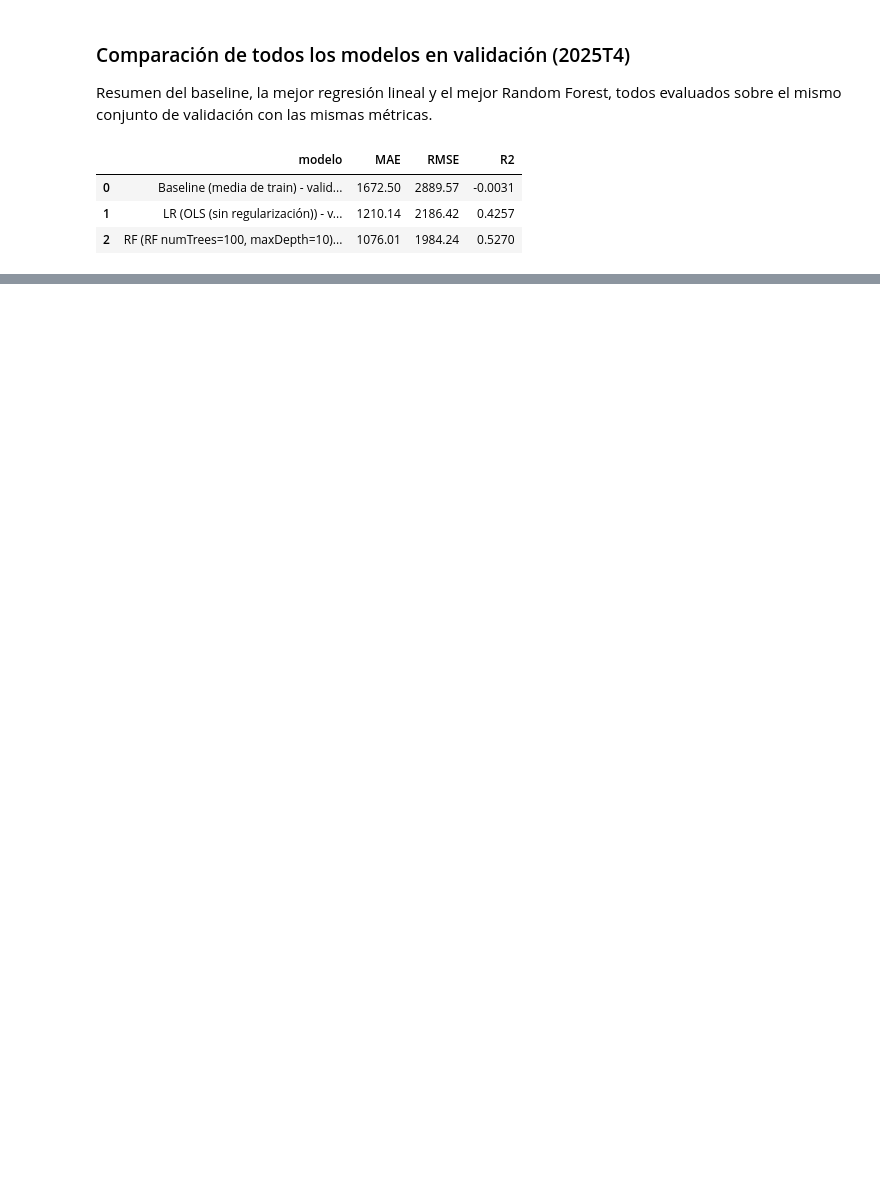
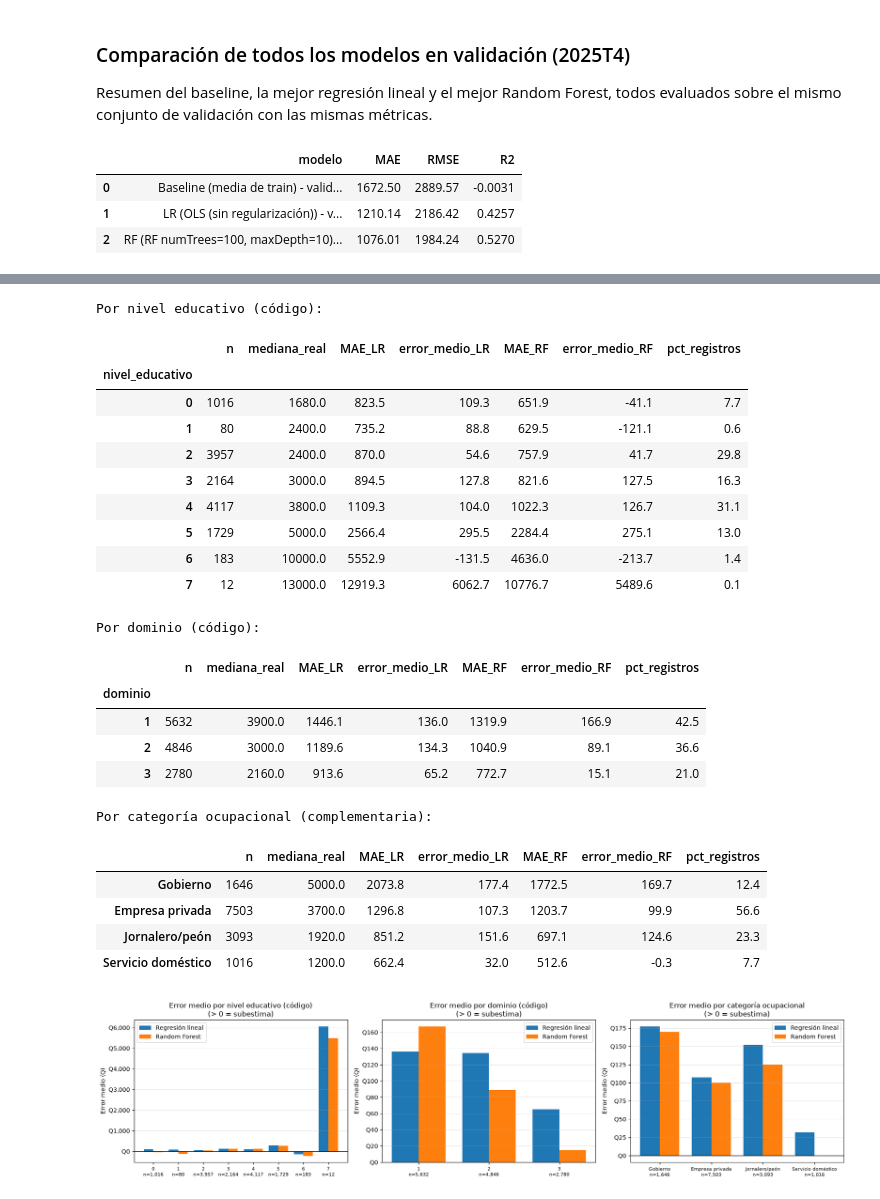
Before and after one commit to Zacatac23/Laboratorio-7-Spark, a Jupyter notebook: Laboratorio7_Avance_SparkMLlib.ipynb, the cells around one changed output, grey strips where cells are left out. Cells and saved outputs as stored; diff of their text form; code cells hidden in the pictures; blank space fills up the shorter version.

```diff
--- a/Laboratorio7_Avance_SparkMLlib.ipynb
+++ b/Laboratorio7_Avance_SparkMLlib.ipynb
@@ -1128,0 +1311,59 @@ pd.DataFrame(resultados_modelos)
+# %%
+# ---- MAE y error medio por grupo, sobre TODOS los registros de prueba ----
+def errores_por(col, etiquetas=None):
+    t = (pred_test.groupBy(col).agg(
+            F.count("*").alias("n"),
+            F.expr(f"percentile_approx({LABEL}, 0.5, 100000)").alias("mediana_real"),
+            F.mean(F.abs("res_lr")).alias("MAE_LR"), F.mean("res_lr").alias("error_medio_LR"),
+            F.mean(F.abs("res_rf")).alias("MAE_RF"), F.mean("res_rf").alias("error_medio_RF"))
+         .toPandas().set_index(col))
+    t = t.reindex(ordenar_cod(t.index))
+    if etiquetas:
+        t.index = [etiquetas.get(i, i) for i in t.index]
+    t["pct_registros"] = 100 * t["n"] / n_comun
+    return t.round(1)
+
+err_nivel = errores_por("nivel_educativo")
+err_dom = errores_por("dominio")
+err_cat = errores_por("categoria_ocupacional", CAT_LABELS)
+print("Por nivel educativo (código):"); display(err_nivel)
+print("Por dominio (código):"); display(err_dom)
+print("Por categoría ocupacional (complementaria):"); display(err_cat)
+
+fig, ax = plt.subplots(1, 3, figsize=(18, 4.5))
+for a, (t, tit) in zip(ax, [(err_nivel, "nivel educativo (código)"), (err_dom, "dominio (código)"),
+                            (err_cat, "categoría ocupacional")]):
+    x = np.arange(len(t)); w = 0.38
+    a.bar(x - w/2, t["error_medio_LR"], w, label="Regresión lineal", color="#1f77b4")
+    a.bar(x + w/2, t["error_medio_RF"], w, label="Random Forest", color="#ff7f0e")
+    a.axhline(0, color="black", lw=1)
+    a.set_xticks(x); a.set_xticklabels([f"{i}\nn={n:,}" for i, n in zip(t.index, t["n"])], fontsize=8)
+    a.yaxis.set_major_formatter(fmt_q)
+    a.set_title(f"Error medio por {tit}\n(> 0 = subestima)"); a.set_ylabel("Error medio (Q)")
+    a.legend(); a.grid(axis="y", alpha=0.3)
+plt.tight_layout(); plt.show()
+# %% [output]
+Por nivel educativo (código):
+|  | n | mediana_real | MAE_LR | error_medio_LR | MAE_RF | error_medio_RF | pct_registros |
+| nivel_educativo |  |  |  |  |  |  |  |
+| 0 | 1016 | 1680.0 | 823.5 | 109.3 | 651.9 | -41.1 | 7.7 |
+| 1 | 80 | 2400.0 | 735.2 | 88.8 | 629.5 | -121.1 | 0.6 |
+| 2 | 3957 | 2400.0 | 870.0 | 54.6 | 757.9 | 41.7 | 29.8 |
+| 3 | 2164 | 3000.0 | 894.5 | 127.8 | 821.6 | 127.5 | 16.3 |
+| 4 | 4117 | 3800.0 | 1109.3 | 104.0 | 1022.3 | 126.7 | 31.1 |
+| 5 | 1729 | 5000.0 | 2566.4 | 295.5 | 2284.4 | 275.1 | 13.0 |
+| 6 | 183 | 10000.0 | 5552.9 | -131.5 | 4636.0 | -213.7 | 1.4 |
+| 7 | 12 | 13000.0 | 12919.3 | 6062.7 | 10776.7 | 5489.6 | 0.1 |
+Por dominio (código):
+|  | n | mediana_real | MAE_LR | error_medio_LR | MAE_RF | error_medio_RF | pct_registros |
+| dominio |  |  |  |  |  |  |  |
+| 1 | 5632 | 3900.0 | 1446.1 | 136.0 | 1319.9 | 166.9 | 42.5 |
+| 2 | 4846 | 3000.0 | 1189.6 | 134.3 | 1040.9 | 89.1 | 36.6 |
+| 3 | 2780 | 2160.0 | 913.6 | 65.2 | 772.7 | 15.1 | 21.0 |
+Por categoría ocupacional (complementaria):
+|  | n | mediana_real | MAE_LR | error_medio_LR | MAE_RF | error_medio_RF | pct_registros |
+| Gobierno | 1646 | 5000.0 | 2073.8 | 177.4 | 1772.5 | 169.7 | 12.4 |
+| Empresa privada | 7503 | 3700.0 | 1296.8 | 107.3 | 1203.7 | 99.9 | 56.6 |
+| Jornalero/peón | 3093 | 1920.0 | 851.2 | 151.6 | 697.1 | 124.6 | 23.3 |
+| Servicio doméstico | 1016 | 1200.0 | 662.4 | 32.0 | 512.6 | -0.3 | 7.7 |
+[figure, added]
```
Also changed, not shown: parts of 18 cells of this notebook, 1 other file.
